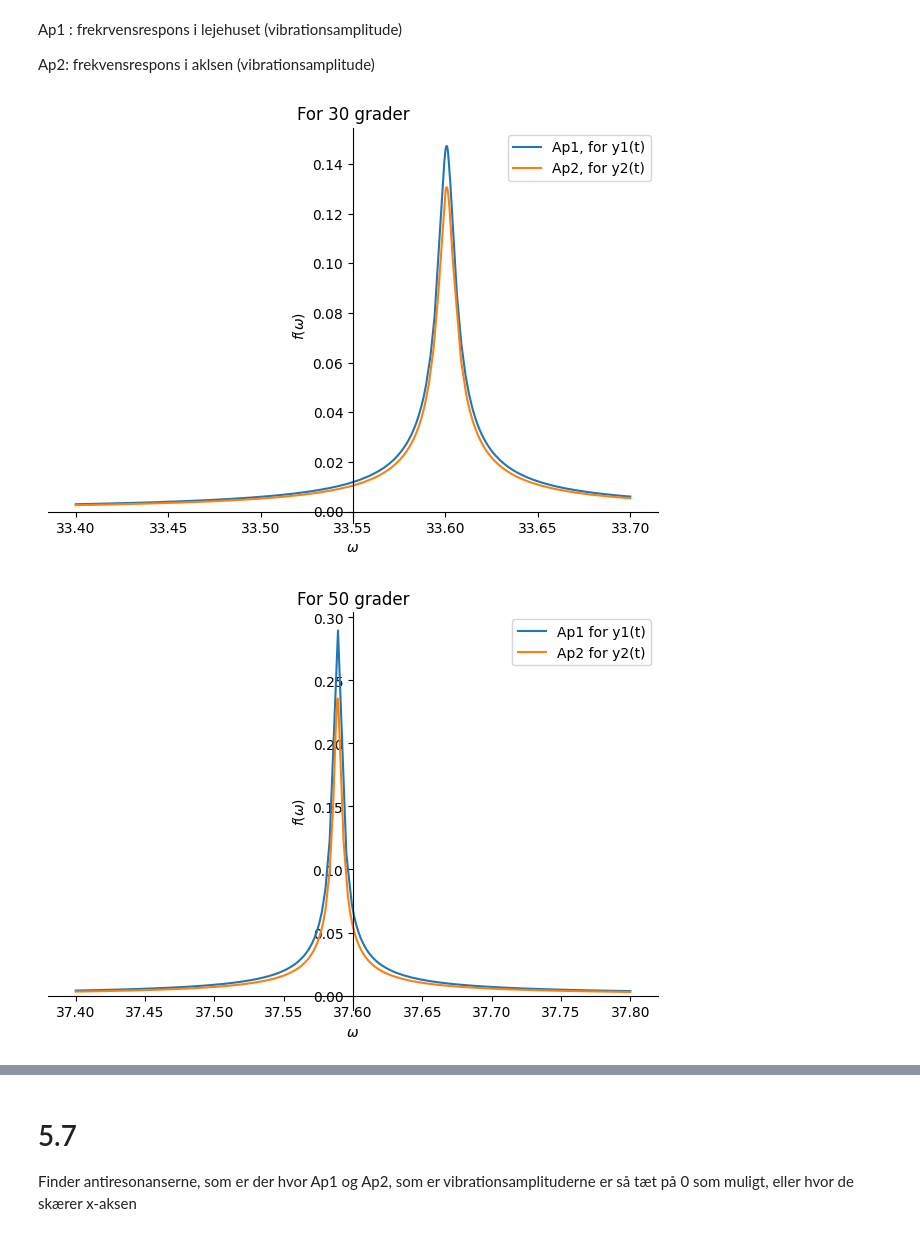
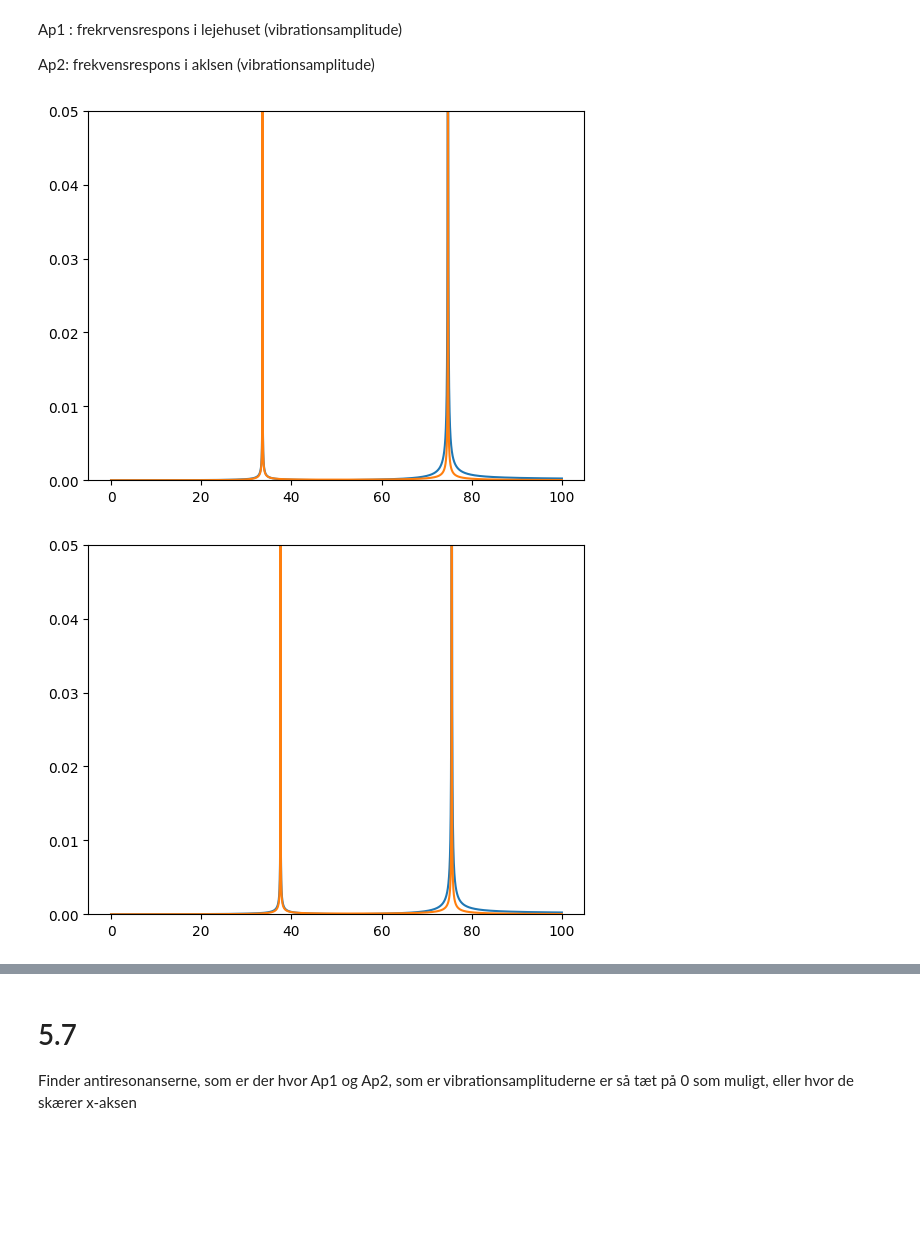
Before and after one commit to Apros7/Mat1Project, a Jupyter notebook: Opg 5.6 + 5.7.ipynb, the cells around one changed output, grey strips where cells are left out. Cells and saved outputs as stored; diff of their text form; code cells hidden in the pictures; blank space fills up the shorter version.

```diff
--- a/Opg 5.6 + 5.7.ipynb
+++ b/Opg 5.6 + 5.7.ipynb
@@ -83,30 +90,49 @@ Ap1 : frekrvensrespons i lejehuset (vibrationsamplitude)
 Ap2: frekvensrespons i aklsen (vibrationsamplitude)
 # %%
 # OBS Kun for 30 grader nedenstående
+import matplotlib.pyplot as plt
+import numpy as np
+
+lower_bound = 0
+upper_bound = 16*2*pi
+
 
 Ap1_30 = abs(z130)
 Ap2_30 = abs(z230)
 
-p1 = plot(Ap1_30,(omega,33.4,33.7), show=False, use_cm= False, title = "For 30 grader", label = "Ap1, for y1(t)",legend=True)
-p2 = plot(Ap2_30,(omega,33.4,33.7), show=False,use_cm = False,label = "Ap2, for y2(t)",legend=True)
-p1.extend(p2)
-p1.show()
+omega_ = np.linspace(0, 100, 10000000)
+ap1_30 = lambdify(omega, Ap1_30, "numpy")
+ap2_30 = lambdify(omega, Ap2_30, "numpy")
+
+plt.plot(omega_, ap1_30(omega_), omega_, ap2_30(omega_))
+plt.ylim(0, 0.05)
+plt.show()
+
+# p1 = plot(Ap1_30,(omega,lower_bound, upper_bound), show=False, use_cm = False, title = "For 30 grader", label = "Ap1, for y1(t)",legend=True, n=10000000)
+# p2 = plot(Ap2_30,(omega,lower_bound, upper_bound), show=False, use_cm = False,label = "Ap2, for y2(t)",legend=True, n=100000000)
+# p1.extend(p2)
+# p1.show()
 # der hvor amplituden er højest, er der hvor der er mibdst faseforskydning, da de er synkrone. Dette er skidt for konstruktionen, det dette resuklterer i større udsving.
+
+# display(Ap1_30.subs(omega, 1).evalf())
 # %% [output]
-[figure, old version]
+[figure, new version]
 # %%
 # OBS Kun for 50 grader nedenstående
 
 Ap1_50 = abs(z150)
 Ap2_50 = abs(z250)
 
-p1 = plot(Ap1_50,(omega,37.4,37.8), show=False, use_cm= False, title = "For 50 grader",label = "Ap1 for y1(t)",legend=True)
-p2 = plot(Ap2_50,(omega,37.4,37.8), show=False,use_cm = False, label = "Ap2 for y2(t)",legend=True)
-p1.extend(p2)
-p1.show()
+omega_ = np.linspace(0, 100, 10000000)
+ap1_50 = lambdify(omega, Ap1_50, "numpy")
+ap2_50 = lambdify(omega, Ap2_50, "numpy")
+
+plt.plot(omega_, ap1_50(omega_), omega_, ap2_50(omega_))
+plt.ylim(0, 0.05)
+plt.show()
 # der hvor amplituden er højest, er der hvor der er mibdst faseforskydning, da de er synkrone. Dette er skidt for konstruktionen, det dette resuklterer i større udsving.
 # %% [output]
-[figure, old version]
+[figure, new version]
 # %%
 # OBS Kun for 70 grader nedenstående
 
```
Also changed, not shown: parts of 11 cells of this notebook.
